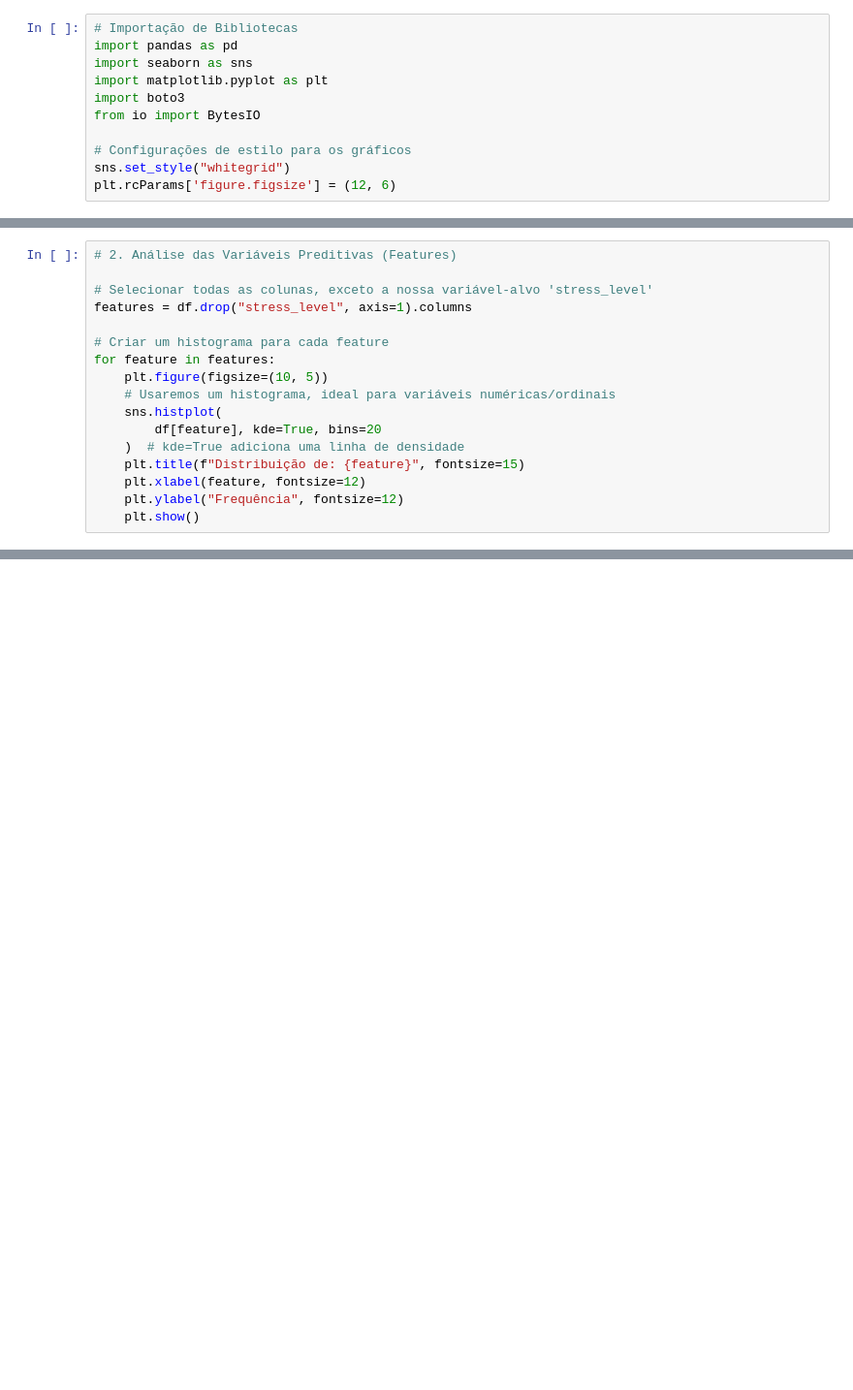
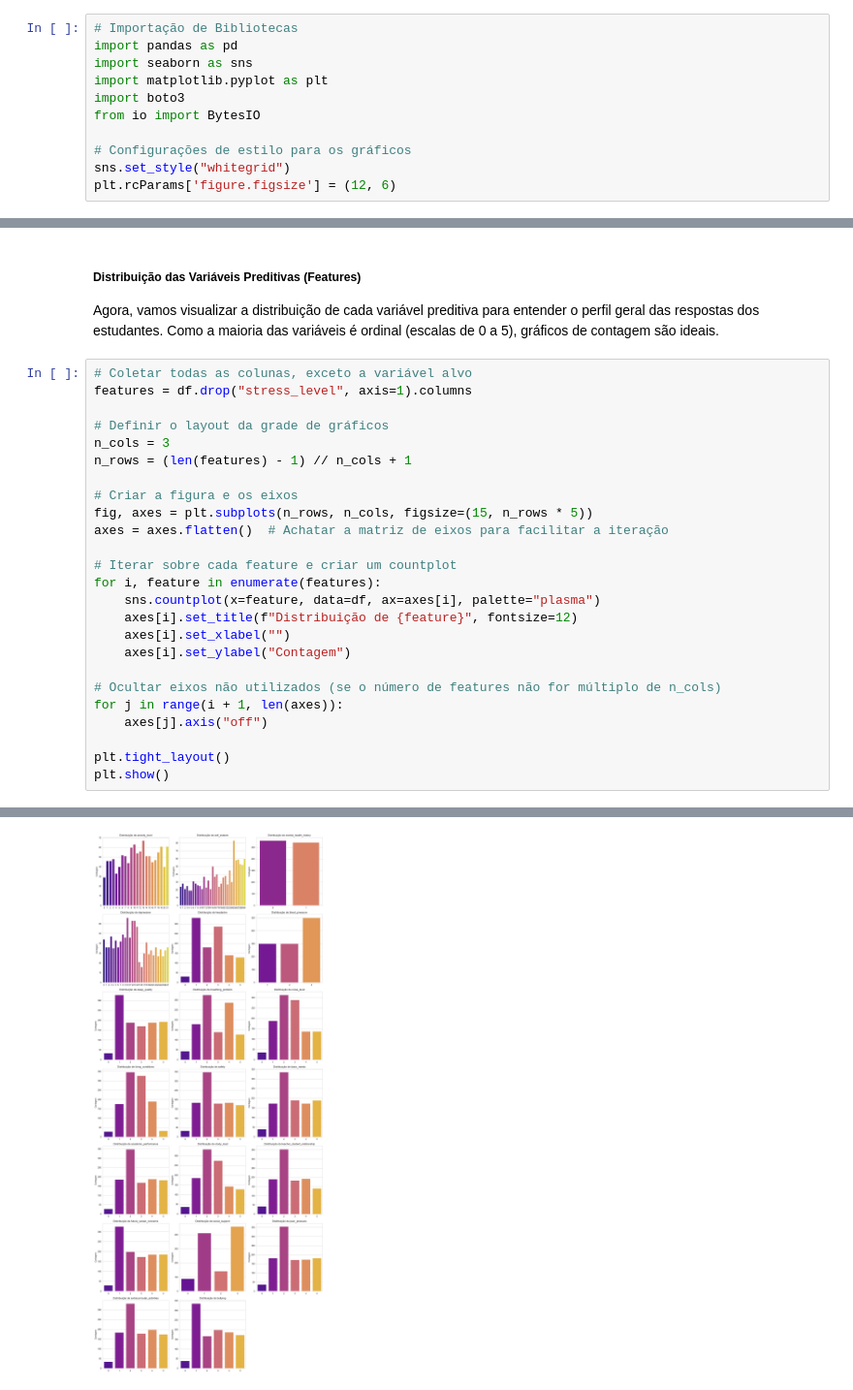
Before and after one commit to fernando-lfs/fiap-tech-challenge-fase3, a Jupyter notebook: notebooks/01-analise-exploratoria.ipynb, the cells around one changed output, grey strips where cells are left out. Shown at 97% size. Cells and saved outputs as stored; diff of their text form; blank space fills up the shorter version.

```diff
--- a/notebooks/01-analise-exploratoria.ipynb
+++ b/notebooks/01-analise-exploratoria.ipynb
@@ -136,17 +154,0 @@ print(df["stress_level"].value_counts())
-# %%
-# 2. Análise das Variáveis Preditivas (Features)
-
-# Selecionar todas as colunas, exceto a nossa variável-alvo 'stress_level'
-features = df.drop("stress_level", axis=1).columns
-
-# Criar um histograma para cada feature
-for feature in features:
-    plt.figure(figsize=(10, 5))
-    # Usaremos um histograma, ideal para variáveis numéricas/ordinais
-    sns.histplot(
-        df[feature], kde=True, bins=20
-    )  # kde=True adiciona uma linha de densidade
-    plt.title(f"Distribuição de: {feature}", fontsize=15)
-    plt.xlabel(feature, fontsize=12)
-    plt.ylabel("Frequência", fontsize=12)
-    plt.show()
@@ -152,0 +207,30 @@ for feature in features:
+# %% [markdown]
+##### Distribuição das Variáveis Preditivas (Features)
+
+Agora, vamos visualizar a distribuição de cada variável preditiva para entender o perfil geral das respostas dos estudantes. Como a maioria das variáveis é ordinal (escalas de 0 a 5), gráficos de contagem são ideais.
+# %%
+# Coletar todas as colunas, exceto a variável alvo
+features = df.drop("stress_level", axis=1).columns
+
+# Definir o layout da grade de gráficos
+n_cols = 3
+n_rows = (len(features) - 1) // n_cols + 1
+
+# Criar a figura e os eixos
+fig, axes = plt.subplots(n_rows, n_cols, figsize=(15, n_rows * 5))
+axes = axes.flatten()  # Achatar a matriz de eixos para facilitar a iteração
+
+# Iterar sobre cada feature e criar um countplot
+for i, feature in enumerate(features):
+    sns.countplot(x=feature, data=df, ax=axes[i], palette="plasma")
+    axes[i].set_title(f"Distribuição de {feature}", fontsize=12)
+    axes[i].set_xlabel("")
+    axes[i].set_ylabel("Contagem")
+
+# Ocultar eixos não utilizados (se o número de features não for múltiplo de n_cols)
+for j in range(i + 1, len(axes)):
+    axes[j].axis("off")
+
+plt.tight_layout()
+plt.show()
+# %% [output]
@@ -152,0 +254 @@ for feature in features:
+[figure, added]
```
Also changed, not shown: parts of 23 cells of this notebook.
